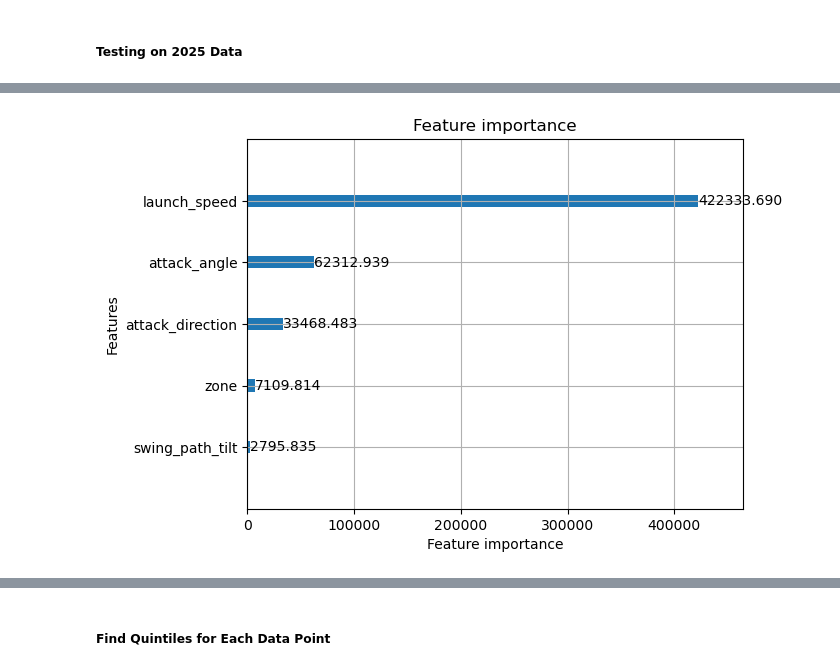
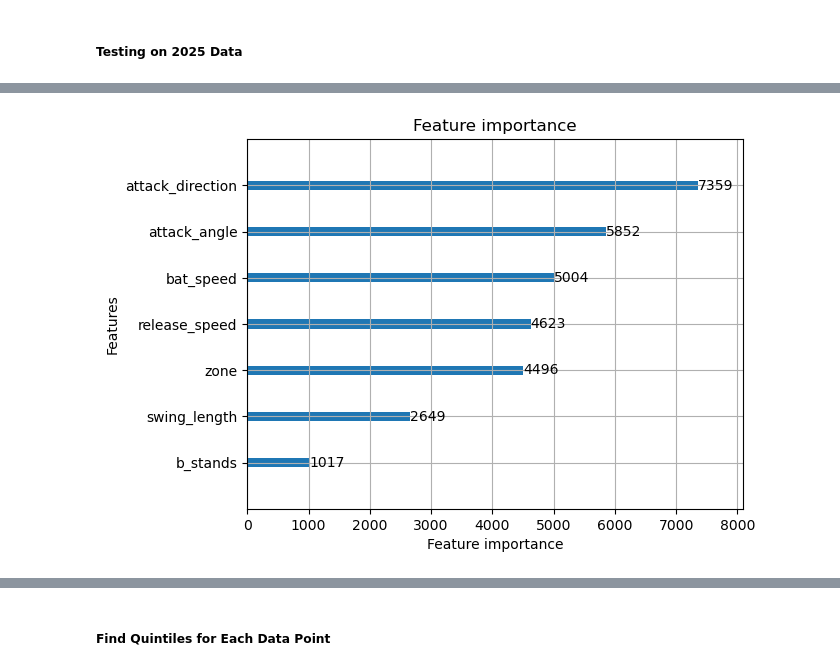
Before and after one commit to daltonlowery26/woba-modeling, a Jupyter notebook: models/gmb_bat_tracking.ipynb, the cells around one changed output, grey strips where cells are left out. Saved outputs shown, nothing was run; the diff lists cells and outputs as text; code cells hidden in the pictures.

Commit message:
more tweaks, updating flaw in hyperparameter tuning. testing different data varients

```diff
--- a/models/gmb_bat_tracking.ipynb
+++ b/models/gmb_bat_tracking.ipynb
@@ -40,25 +38,25 @@ model = lgb.LGBMRegressor(random_state=26, n_jobs=3, metric='quantile', objectiv
 # %% [markdown]
 ##### Random Search
 # %%
-quantiles = [0.1, 0.2, 0.3, 0.4, 0.5, 0.6, 0.7, 0.8, 0.9]
+quantiles = [0.05, 0.15, 0.25, 0.35, 0.45, 0.55, 0.65, 0.75, 0.85, 0.95]
 # %%
 rnd_search_params = {
     'boosting_type': ['gbdt'],
-    'learning_rate': [0.1, 0.01, 0.001],
-    'num_leaves': np.linspace(2, 100, 20, dtype=int),
-    'max_depth': np.linspace(2, 12, 10, dtype=int),
-    'min_data_in_leaf': np.linspace(1, 30, 10, dtype=int),
-    'subsample': np.linspace(0.4, 0.8, 7),
-    'colsample_bytree': np.linspace(0.5, 1.0, 5),
+    'learning_rate': [0.1, 0.01],
+    'num_leaves': np.linspace(2, 200, 25, dtype=int),
+    'max_depth': np.linspace(2, 19, 7, dtype=int),
+    'min_data_in_leaf': np.linspace(1, 40, 10, dtype=int),
+    'subsample': np.linspace(0.3, 0.8, 7),
+    'colsample_bytree': np.linspace(0.6, 1.0, 5),
     'n_estimators': np.linspace(100, 1500, 15, dtype=int),
-    'lambda_l2': [0.5, 1, 3, 5, 10],
+    'lambda_l2': [1, 3, 5, 10, 20, 25, 50],
     'lambda_l1': [0.001, 0.01, 1, 3, 5]
 }
 
 fit_params = {
     "callbacks": [lgb.early_stopping(stopping_rounds=40, verbose=False)],
     "eval_set": [(x_val, y_val)],
-    "eval_metric": "rmse"
+    "eval_metric": 'quantile'
 }
 
 # for early stopping
@@ -70,19 +68,28 @@ pds = PredefinedSplit(test_fold=split_index)
 all_best_params = {}
 all_best_scores = {}
 
-model.set_params(max_bin=63)
 for q in quantiles:
     print(f"Running Randomized Search for quantile: {q}")
 
-    rnd_searcher = RandomizedSearchCV(model, param_distributions=rnd_search_params, cv=pds,
+    pinball_scorer = make_scorer(mean_pinball_loss, greater_is_better=False, alpha=q)
+
+    model = lgb.LGBMRegressor(
+                            alpha=q,
+                            max_bin=63,
+                            random_state=26,
+                            n_jobs=5,
+                            metric='quantile',
+                            objective='quantile')
+
+
+    rnd_searcher = RandomizedSearchCV(model, param_distributions=rnd_search_params, cv=pds, scoring=pinball_scorer,
                                     n_iter=500, random_state=26, verbose=1, n_jobs=3)
 
-    model.set_params(alpha=q)
     print(model.get_params)
     search = rnd_searcher.fit(x_combined, y_combined, **fit_params)
 
     print(f"Best parameters for quantile {q}: {search.best_params_}")
-    print(f"Best score for quantile {q}: {search.best_score_}")
+    print(f"Best score for quantile {q}: {-search.best_score_}")
 
     all_best_params[q] = search.best_params_
     all_best_scores[q] = search.best_score_
@@ -185,11 +181,13 @@ with open(r'C:/Users/dalto/OneDrive/Pictures/Documents/Projects/Coding Projects/
     bat_tracking_params = json.load(f)
+# %%
+bat_tracking_params = all_best_params
 # %% [markdown]
 #### Model Fit
 # %%
 models = {}
-quantiles = [0.1, 0.2, 0.3, 0.4, 0.5, 0.6, 0.7, 0.8, 0.9]
+quantiles = [0.05, 0.15, 0.25, 0.35, 0.45, 0.55, 0.65, 0.75, 0.85, 0.95]
 for q in quantiles:
-    quantile_model = lgb.LGBMRegressor(**bat_tracking_params[str(q)], alpha=q, random_state=26, n_jobs=-1)
+    quantile_model = lgb.LGBMRegressor(**bat_tracking_params[q], alpha=q, random_state=26, n_jobs=-1)
     quantile_model.fit(x_train, y_train,
                        eval_set=[(x_val, y_val)],
                        callbacks=[lgb.early_stopping(stopping_rounds=40, verbose=False)])
@@ -232,8 +230,8 @@ RMSE: 0.5037124387225395
 # %%
-lgb.plot_importance(models[.9], importance_type='gain')
+lgb.plot_importance(models[.45], importance_type='split')
 plt.show()
 # %% [output]
-[figure, old version]
+[figure, new version]
 # %%
 grouped_results = results_df.groupby(['year', 'batter'])[['actual', 'predicted']].agg(['mean', 'count'])
 grouped_results.columns = ['_'.join(col).strip() for col in grouped_results.columns.values]
```
Also changed, not shown: parts of 22 cells of this notebook, 7 other files.
